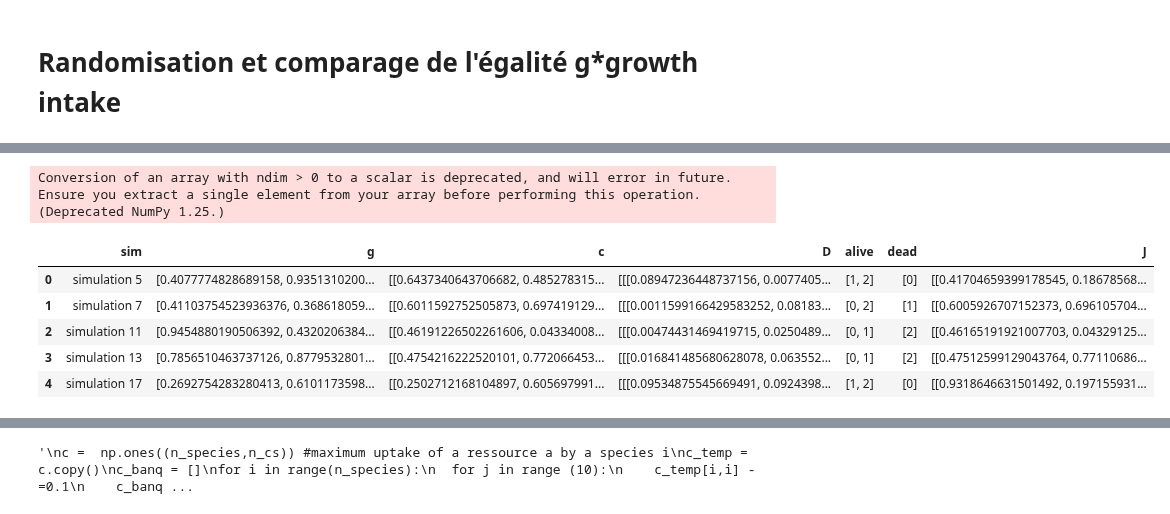
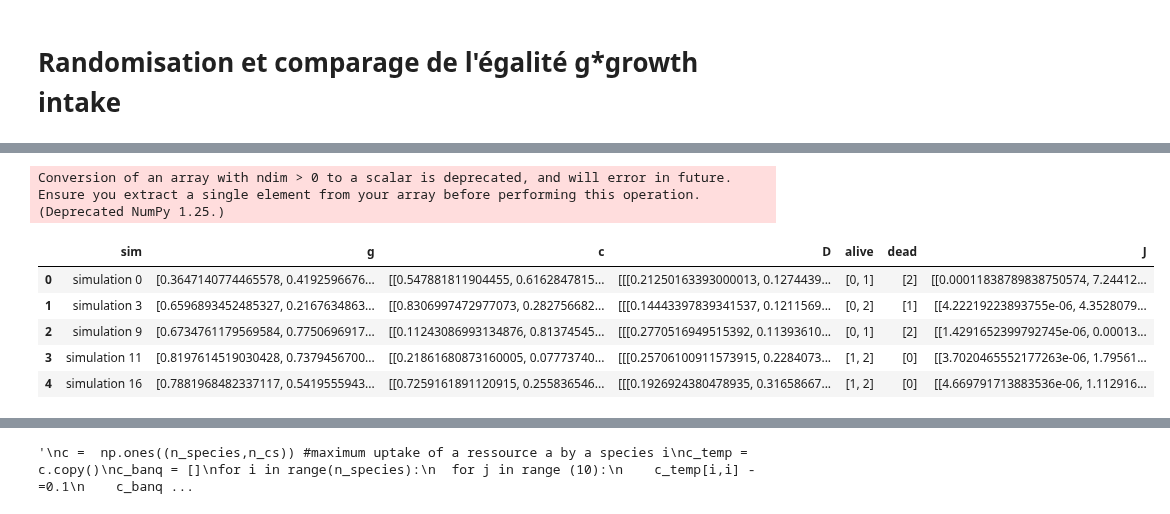
Before and after one commit to GiveMe1Coffee/m6-consumer-resource-model, a Jupyter notebook: M6_project.ipynb, the cells around one changed output, grey strips where cells are left out. Cells and saved outputs as stored; diff of their text form; code cells hidden in the pictures.

```diff
--- a/M6_project.ipynb
+++ b/M6_project.ipynb
@@ -554,7 +554,7 @@ Cohabitation possible when g*growth_intake is equivalent between species
 t_span = (0,10000)
 t_eval = np.linspace(t_span[0], t_span[1],300)
 sim_dict = {}
-for i in range(200):
+for j in range(200):
   c = np.random.uniform(low = 0, high = 1,size = (n_species,n_cs))
   D = np.zeros((n_species, n_cs, n_cs))
   for i in range(n_species):
@@ -564,4 +564,4 @@ for i in range(200):
         D[i, :, b] = normalized_values * np.random.rand()
   g = np.random.uniform(low = 0, high = 1, size = (n_species))
   sol = solve_ivp(CR_model_simple, t_span, y0, method = "BDF")
-  sim_dict[f"simulation {i}"] = [[g,c,D],sol]
+  sim_dict[f"simulation {j}"] = [[g,c,D],sol]
@@ -569,7 +587,7 @@ for i in range(200):
 
 cohabitation_data = {"sim":[],"g" : [], "c" :[], "D" : [], "alive" : [], "dead" : []}
 
-domination_data = {"sim":[],"g" : [], "c":[], "D":[]}
+domination_data = {"sim":[],"g" : [], "c":[], "D":[], "alive" : [], "dead" : []}
 
 for i in range(len(sim_dict)):
   index_alive = []
@@ -592,7 +610,8 @@ for i in range(len(sim_dict)):
     domination_data["g"].append(sim_dict[f"simulation {i}"][0][0])
     domination_data["c"].append(sim_dict[f"simulation {i}"][0][1])
     domination_data["D"].append(sim_dict[f"simulation {i}"][0][2])
-
+    domination_data["alive"].append(index_alive)
+    domination_data["dead"].append(index_dead)
 cohabitation_df = pd.DataFrame(cohabitation_data)
 domination_df = pd.DataFrame(domination_data)
 cohabitation_df.head()
@@ -601,26 +625,26 @@ KeyError: 'simulation 0'
 # %%
 # Statistical analysis
 #trash
 
 J_index = []
 for j in range(len(cohabitation_df)):
 
   J_co = np.zeros((len(cohabitation_df["alive"][j]), n_cs))
   for m,i in enumerate(cohabitation_df["alive"][j]):
     for a in range(n_cs):
-      J_co[m,a] = cohabitation_df["c"][j][i,a]* sim_dict[cohabitation_df["sim"][j]][1].y[i][-1:] / (sim_dict[cohabitation_df["sim"][j]][1].y[i][-1:] + K[a])
+      J_co[m,a] = cohabitation_df["c"][j][i,a]* sim_dict[cohabitation_df["sim"][j]][1].y[n_species + a][-1:] / (sim_dict[cohabitation_df["sim"][j]][1].y[i][-1:] + K[a])
   J_index.append(J_co)
 
 cohabitation_df["J"] = J_index
 cohabitation_df.head()
 # %% [output]
 Conversion of an array with ndim > 0 to a scalar is deprecated, and will error in future. Ensure you extract a single element from your array before performing this operation. (Deprecated NumPy 1.25.)
 |  | sim | g | c | D | alive | dead | J |
-| 0 | simulation 5 | [0.4077774828689158, 0.9351310200... | [[0.6437340643706682, 0.485278315... | [[[0.08947236448737156, 0.0077405... | [1, 2] | [0] | [[0.41704659399178545, 0.18678568... |
-| 1 | simulation 7 | [0.41103754523936376, 0.368618059... | [[0.6011592752505873, 0.697419129... | [[[0.0011599166429583252, 0.08183... | [0, 2] | [1] | [[0.6005926707152373, 0.696105704... |
-| 2 | simulation 11 | [0.9454880190506392, 0.4320206384... | [[0.46191226502261606, 0.04334008... | [[[0.00474431469419715, 0.0250489... | [0, 1] | [2] | [[0.46165191921007703, 0.04329125... |
-| 3 | simulation 13 | [0.7856510463737126, 0.8779532801... | [[0.4754216222520101, 0.772066453... | [[[0.016841485680628078, 0.063552... | [0, 1] | [2] | [[0.47512599129043764, 0.77110686... |
-| 4 | simulation 17 | [0.2692754283280413, 0.6101173598... | [[0.2502712168104897, 0.605697991... | [[[0.09534875545669491, 0.0924398... | [1, 2] | [0] | [[0.9318646631501492, 0.197155931... |
+| 0 | simulation 0 | [0.3647140774465578, 0.4192596676... | [[0.547881811904455, 0.6162847815... | [[[0.21250163393000013, 0.1274439... | [0, 1] | [2] | [[0.00011838789838750574, 7.24412... |
+| 1 | simulation 3 | [0.6596893452485327, 0.2167634863... | [[0.8306997472977073, 0.282756682... | [[[0.14443397839341537, 0.1211569... | [0, 2] | [1] | [[4.22219223893755e-06, 4.3528079... |
+| 2 | simulation 9 | [0.6734761179569584, 0.7750696917... | [[0.11243086993134876, 0.81374545... | [[[0.2770516949515392, 0.11393610... | [0, 1] | [2] | [[1.4291652399792745e-06, 0.00013... |
+| 3 | simulation 11 | [0.8197614519030428, 0.7379456700... | [[0.21861680873160005, 0.07773740... | [[[0.25706100911573915, 0.2284073... | [1, 2] | [0] | [[3.7020465552177263e-06, 1.79561... |
+| 4 | simulation 16 | [0.7881968482337117, 0.5419555943... | [[0.7259161891120915, 0.255836546... | [[[0.1926924380478935, 0.31658667... | [1, 2] | [0] | [[4.669791713883536e-06, 1.112916... |
 # %%
 # calcul de growth_intake pour les espèces survivantes
 growth_index = []
```
Also changed, not shown: parts of 10 cells of this notebook.
